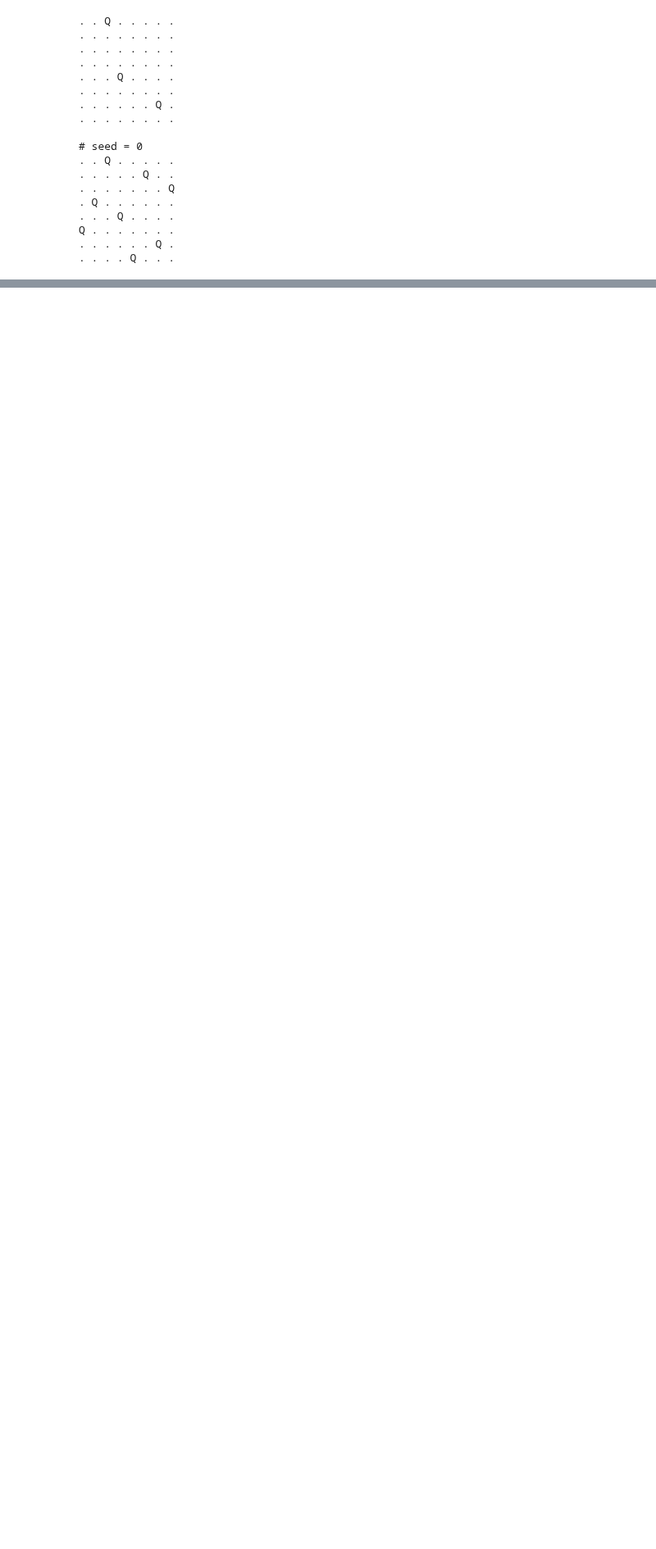
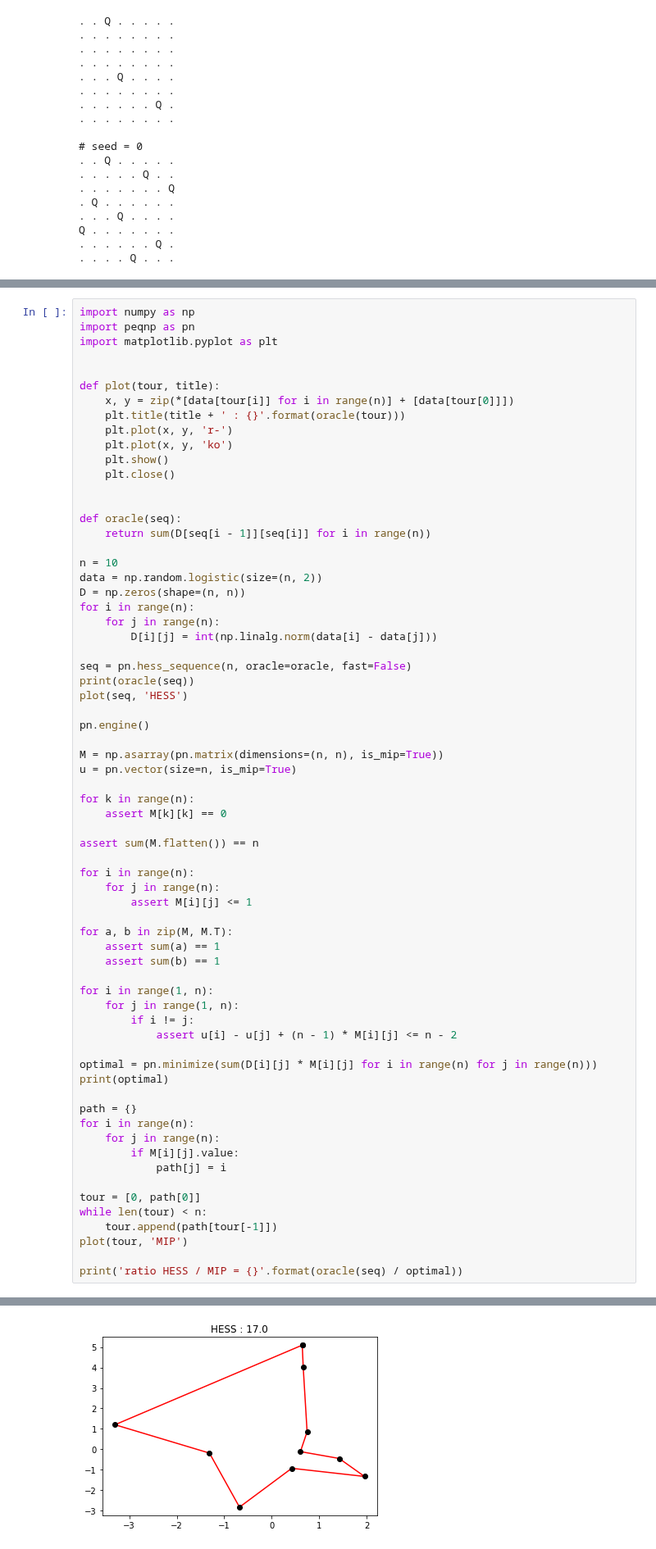
Before and after one commit to maxtuno/PEQNP, a Jupyter notebook: docs/PEQNP.ipynb, the cells around one changed output, grey strips where cells are left out. Shown at 82% size. Saved outputs shown, nothing was run; the diff lists cells and outputs as text; blank space fills up the shorter version.

```diff
--- a/docs/PEQNP.ipynb
+++ b/docs/PEQNP.ipynb
@@ -941,0 +1057,68 @@ Q . . . . . . .
+# %%
+import numpy as np
+import peqnp as pn
+import matplotlib.pyplot as plt
+
+
+def plot(tour, title):
+    x, y = zip(*[data[tour[i]] for i in range(n)] + [data[tour[0]]])
+    plt.title(title + ' : {}'.format(oracle(tour)))
+    plt.plot(x, y, 'r-')
+    plt.plot(x, y, 'ko')
+    plt.show()
+    plt.close()
+
+
+def oracle(seq):
+    return sum(D[seq[i - 1]][seq[i]] for i in range(n))
+
+n = 10
+data = np.random.logistic(size=(n, 2))
+D = np.zeros(shape=(n, n))
+for i in range(n):
+    for j in range(n):
+        D[i][j] = int(np.linalg.norm(data[i] - data[j]))
+
+seq = pn.hess_sequence(n, oracle=oracle, fast=False)
+print(oracle(seq))
+plot(seq, 'HESS')
+
+pn.engine()
+
+M = np.asarray(pn.matrix(dimensions=(n, n), is_mip=True))
+u = pn.vector(size=n, is_mip=True)
+
+for k in range(n):
+    assert M[k][k] == 0
+
+assert sum(M.flatten()) == n
+
+for i in range(n):
+    for j in range(n):
+        assert M[i][j] <= 1
+
+for a, b in zip(M, M.T):
+    assert sum(a) == 1
+    assert sum(b) == 1
+
+for i in range(1, n):
+    for j in range(1, n):
+        if i != j:
+            assert u[i] - u[j] + (n - 1) * M[i][j] <= n - 2
+
+optimal = pn.minimize(sum(D[i][j] * M[i][j] for i in range(n) for j in range(n)))
+print(optimal)
+
+path = {}
+for i in range(n):
+    for j in range(n):
+        if M[i][j].value:
+            path[j] = i
+
+tour = [0, path[0]]
+while len(tour) < n:
+    tour.append(path[tour[-1]])
+plot(tour, 'MIP')
+
+print('ratio HESS / MIP = {}'.format(oracle(seq) / optimal))
+# %% [output]
@@ -941,0 +1126 @@ Q . . . . . . .
+[figure, added]
```
Also changed, not shown: parts of 22 cells of this notebook.
